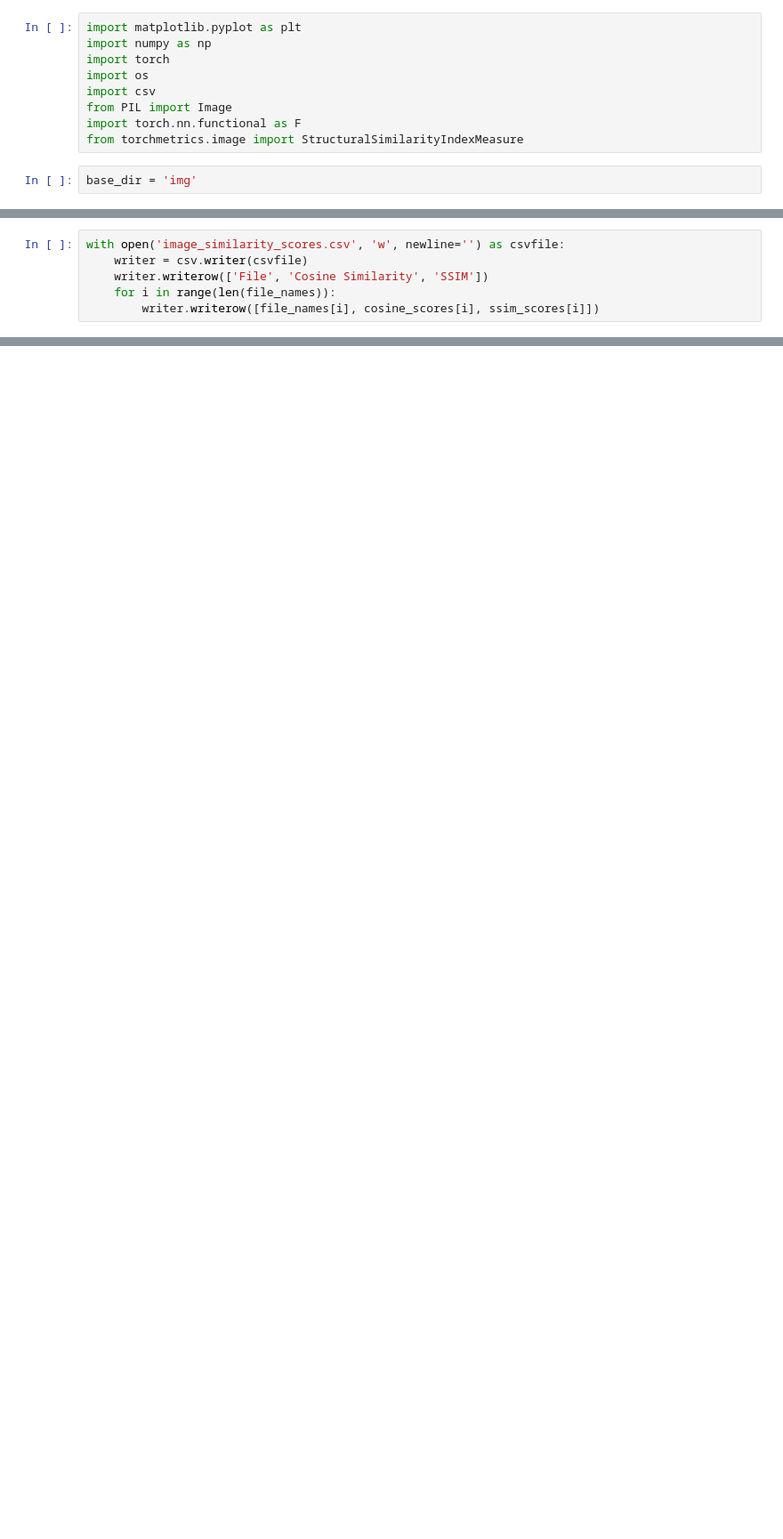
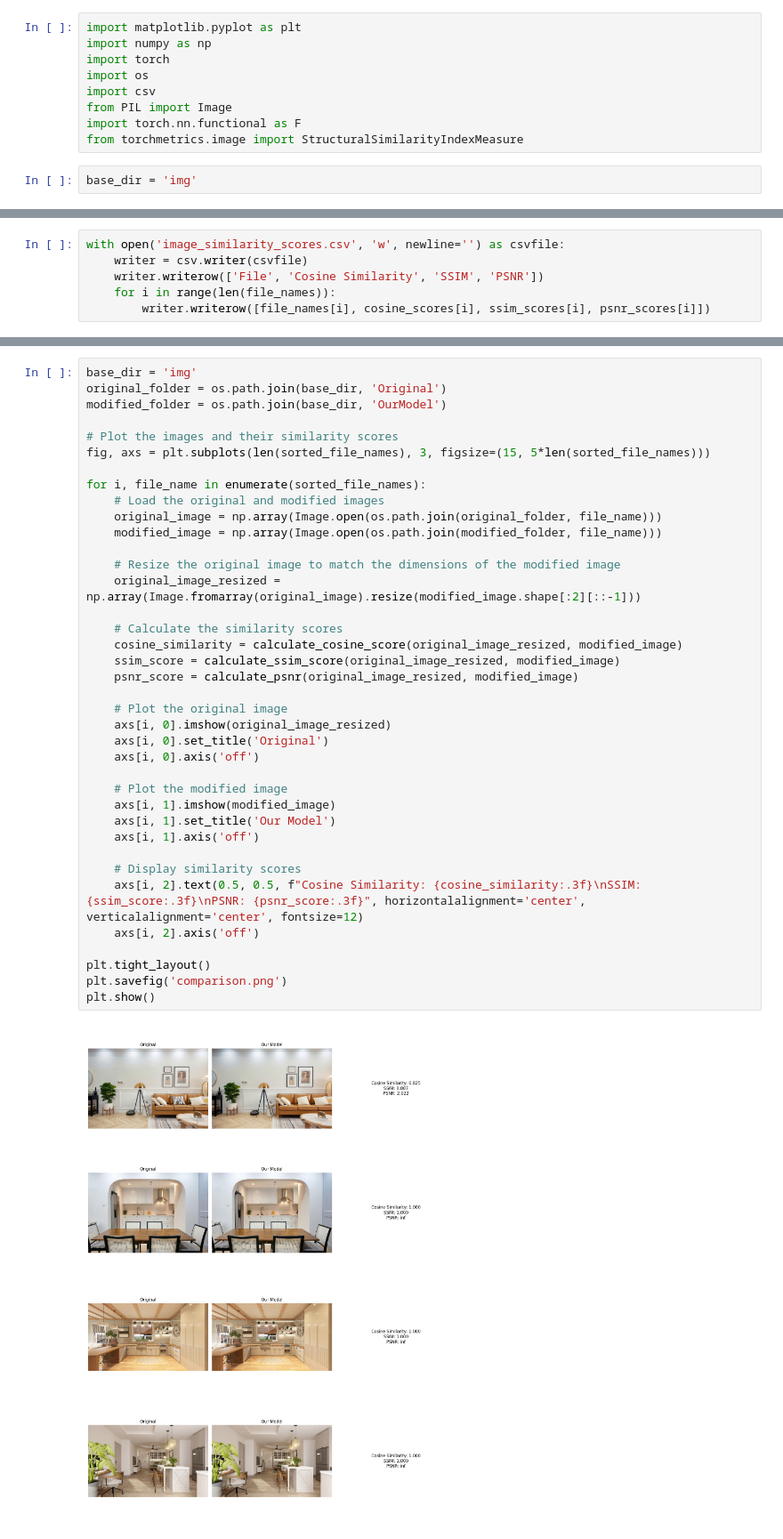
Before and after one commit to Ekanara/AI-Tool-for-Room-Decoration, a Jupyter notebook: plot.ipynb, the cells around one changed output, grey strips where cells are left out. Shown at 89% size. Saved outputs shown, nothing was run; the diff lists cells and outputs as text; blank space fills up the shorter version.

```diff
--- a/plot.ipynb
+++ b/plot.ipynb
@@ -107,6 +127,6 @@ File: 7.png, Cosine Similarity: 0.8816705942153931, SSIM: -12.367480278015137
 # %%
 with open('image_similarity_scores.csv', 'w', newline='') as csvfile:
     writer = csv.writer(csvfile)
-    writer.writerow(['File', 'Cosine Similarity', 'SSIM'])
+    writer.writerow(['File', 'Cosine Similarity', 'SSIM', 'PSNR'])
     for i in range(len(file_names)):
-        writer.writerow([file_names[i], cosine_scores[i], ssim_scores[i]])
+        writer.writerow([file_names[i], cosine_scores[i], ssim_scores[i], psnr_scores[i]])
@@ -130,0 +185,40 @@ plt.show()
+# %%
+base_dir = 'img'
+original_folder = os.path.join(base_dir, 'Original')
+modified_folder = os.path.join(base_dir, 'OurModel')
+
+# Plot the images and their similarity scores
+fig, axs = plt.subplots(len(sorted_file_names), 3, figsize=(15, 5*len(sorted_file_names)))
+
+for i, file_name in enumerate(sorted_file_names):
+    # Load the original and modified images
+    original_image = np.array(Image.open(os.path.join(original_folder, file_name)))
+    modified_image = np.array(Image.open(os.path.join(modified_folder, file_name)))
+
+    # Resize the original image to match the dimensions of the modified image
+    original_image_resized = np.array(Image.fromarray(original_image).resize(modified_image.shape[:2][::-1]))
+
+    # Calculate the similarity scores
+    cosine_similarity = calculate_cosine_score(original_image_resized, modified_image)
+    ssim_score = calculate_ssim_score(original_image_resized, modified_image)
+    psnr_score = calculate_psnr(original_image_resized, modified_image)
+
+    # Plot the original image
+    axs[i, 0].imshow(original_image_resized)
+    axs[i, 0].set_title('Original')
+    axs[i, 0].axis('off')
+
+    # Plot the modified image
+    axs[i, 1].imshow(modified_image)
+    axs[i, 1].set_title('Our Model')
+    axs[i, 1].axis('off')
+
+    # Display similarity scores
+    axs[i, 2].text(0.5, 0.5, f"Cosine Similarity: {cosine_similarity:.3f}\nSSIM: {ssim_score:.3f}\nPSNR: {psnr_score:.3f}", horizontalalignment='center', verticalalignment='center', fontsize=12)
+    axs[i, 2].axis('off')
+
+plt.tight_layout()
+plt.savefig('comparison.png')
+plt.show()
+# %% [output]
+[figure, added]
```
Also changed, not shown: parts of 8 cells of this notebook.
